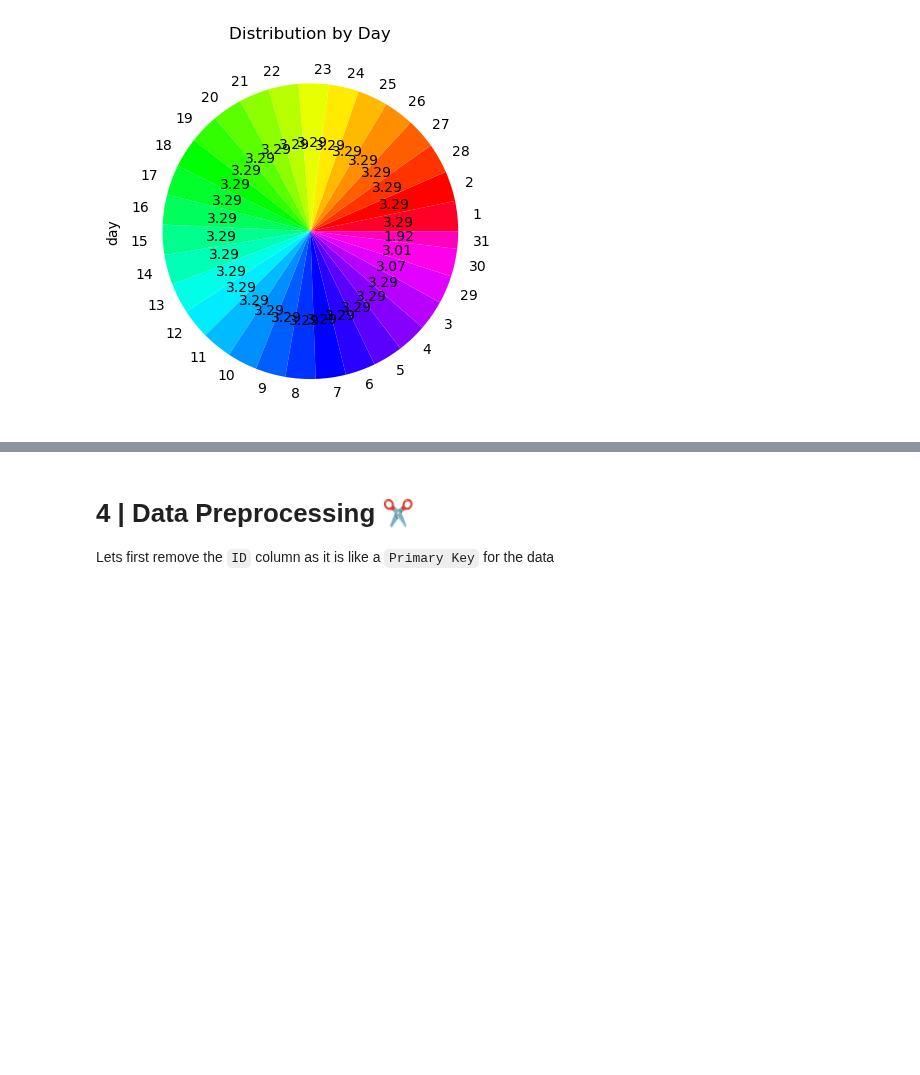
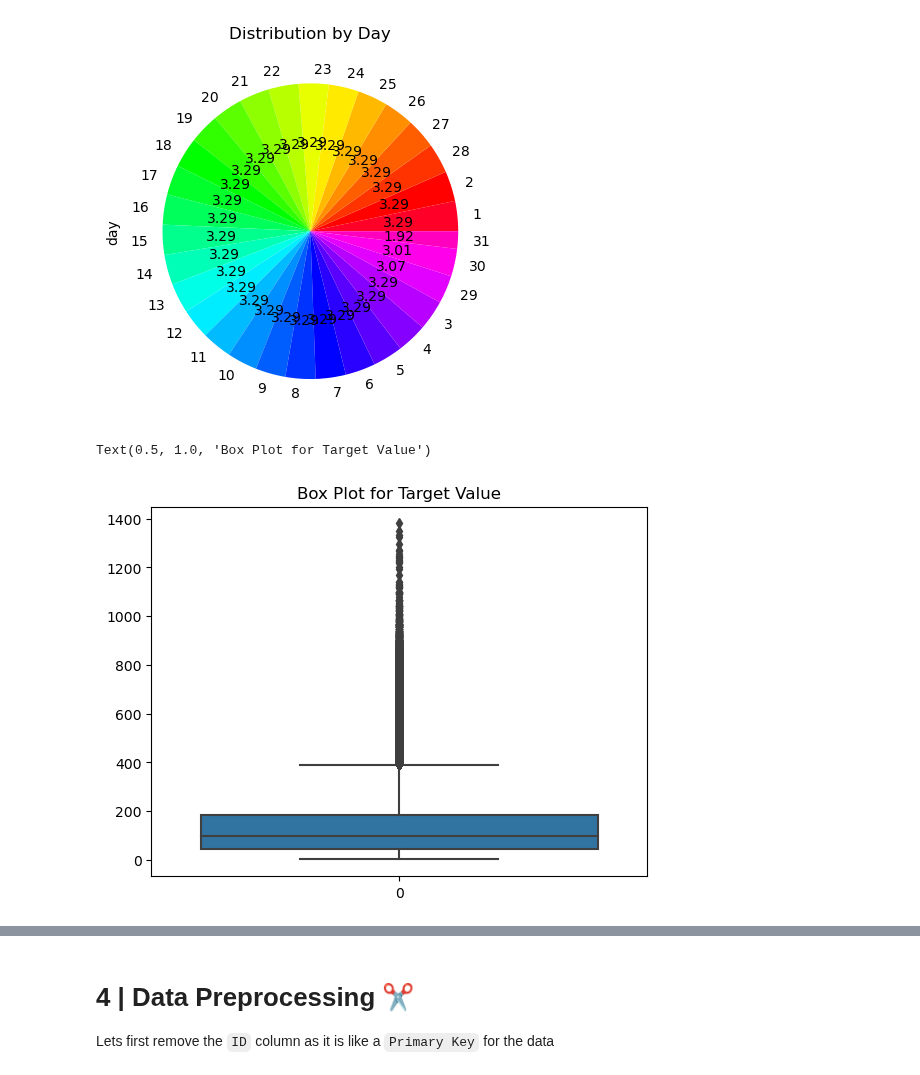
Before and after one commit to AyushSinghal9020/AyushSinghal9020, a Jupyter notebook: understanding-the-competition-s3e19.ipynb, the cells around one changed output, grey strips where cells are left out. Cells and saved outputs as stored; diff of their text form; code cells hidden in the pictures; blank space fills up the shorter version.

```diff
--- a/understanding-the-competition-s3e19.ipynb
+++ b/understanding-the-competition-s3e19.ipynb
@@ -127,3 +129,9 @@ plt.title("Distribution by Day")
 # %% [output]
 Text(0.5, 1.0, 'Distribution by Day')
 [figure]
+# %%
+sns.boxplot(data["num_sold"])
+plt.title("Box Plot for Target Value")
+# %% [output]
+Text(0.5, 1.0, 'Box Plot for Target Value')
+[figure, added]
```
Also changed, not shown: parts of 13 cells of this notebook.
